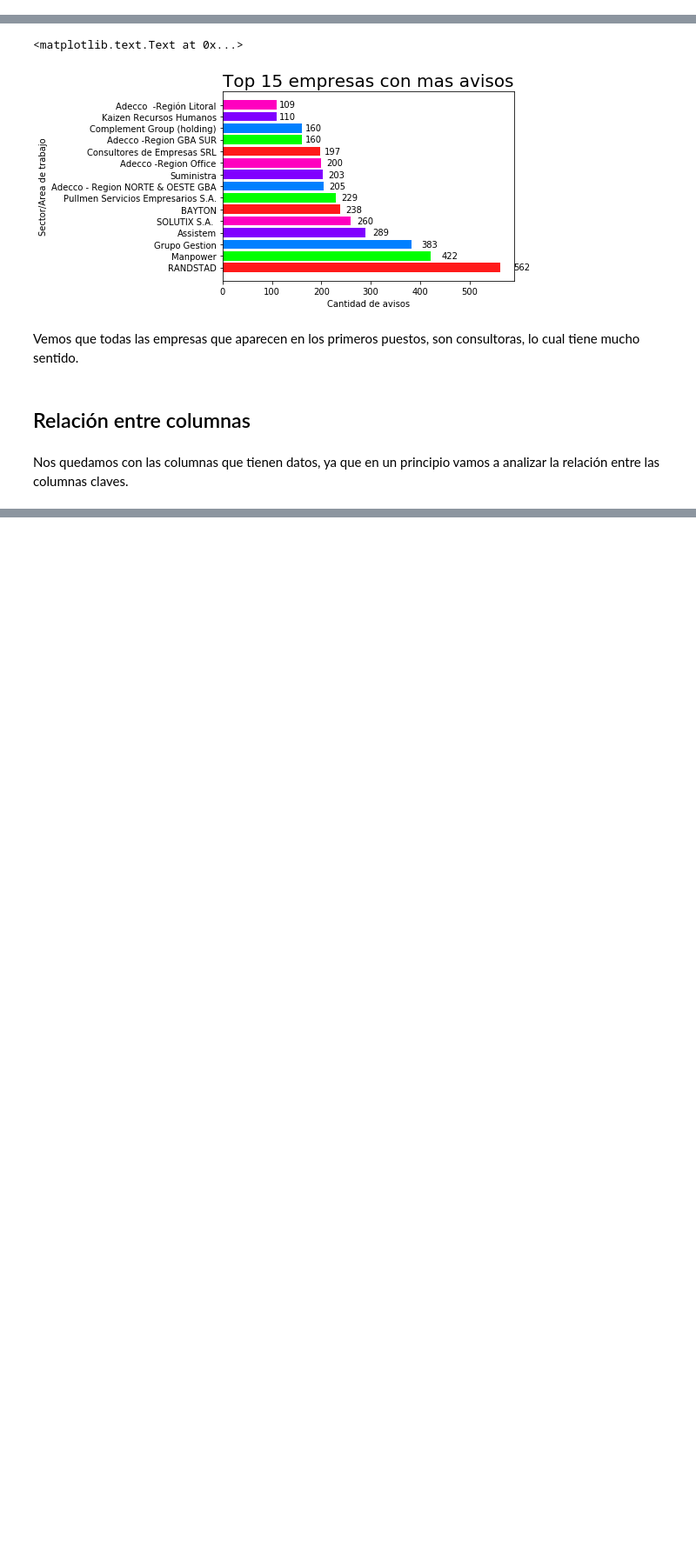
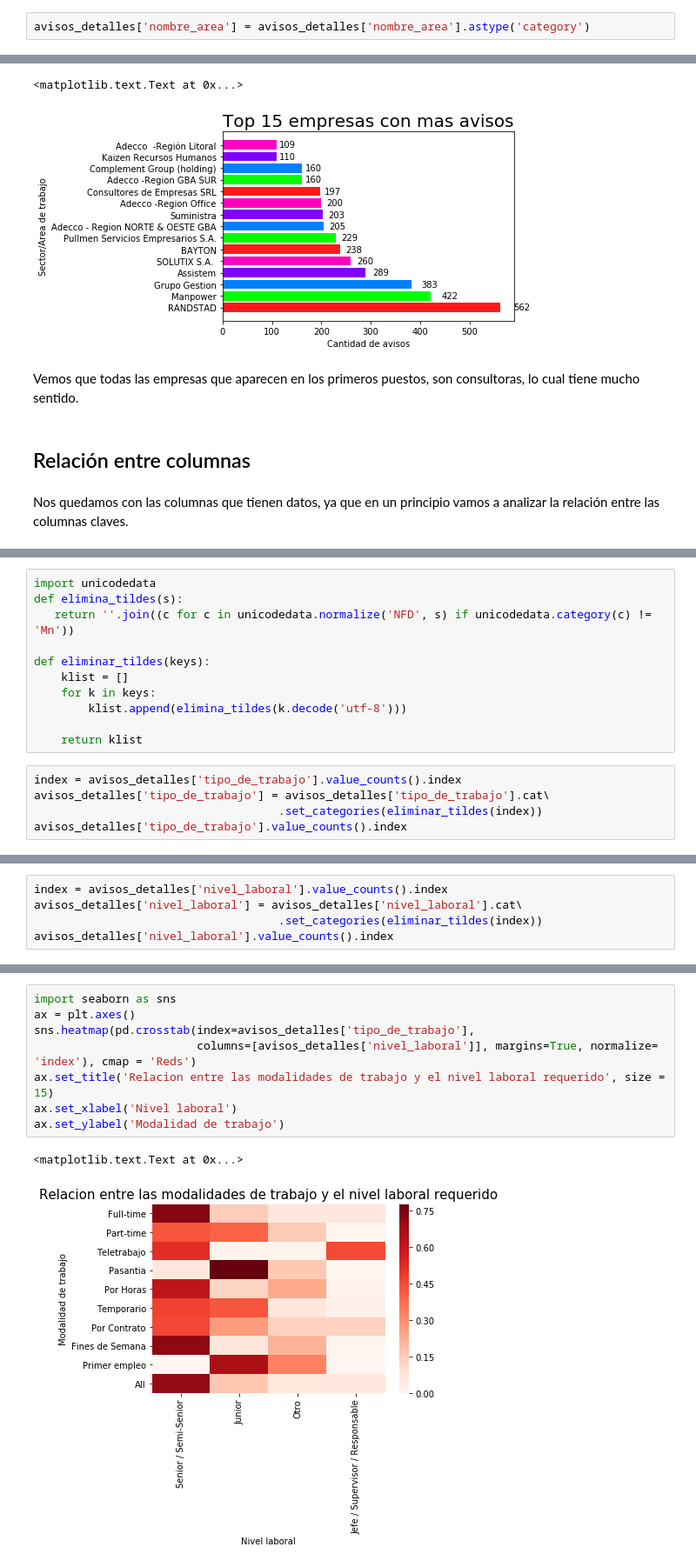
Before and after one commit to LuuPesado/TPsDatos_1C2018, a Jupyter notebook: Avisos_detalles.ipynb, the cells around one changed output, grey strips where cells are left out. Shown at 87% size. Cells and saved outputs as stored; diff of their text form; blank space fills up the shorter version.

Commit message:
relacion entre  columnas avisos_detalle

```diff
--- a/Avisos_detalles.ipynb
+++ b/Avisos_detalles.ipynb
@@ -287,6 +287,8 @@ unique       173
 top       Ventas
 freq        1656
 Name: nombre_area, dtype: object
+# %%
+avisos_detalles['nombre_area'] = avisos_detalles['nombre_area'].astype('category')
 # %%
 avisos_detalles['nombre_area'].value_counts()
 # %% [output]
@@ -392,0 +399,16 @@ Nos quedamos con las columnas que tienen datos, ya que en un principio vamos a a
+# %%
+import unicodedata
+def elimina_tildes(s):
+   return ''.join((c for c in unicodedata.normalize('NFD', s) if unicodedata.category(c) != 'Mn'))
+
+def eliminar_tildes(keys):
+    klist = []
+    for k in keys:
+        klist.append(elimina_tildes(k.decode('utf-8')))
+
+    return klist
+# %%
+index = avisos_detalles['tipo_de_trabajo'].value_counts().index
+avisos_detalles['tipo_de_trabajo'] = avisos_detalles['tipo_de_trabajo'].cat\
+                                    .set_categories(eliminar_tildes(index))
+avisos_detalles['tipo_de_trabajo'].value_counts().index
@@ -392,0 +420,5 @@ Nos quedamos con las columnas que tienen datos, ya que en un principio vamos a a
+# %%
+index = avisos_detalles['nivel_laboral'].value_counts().index
+avisos_detalles['nivel_laboral'] = avisos_detalles['nivel_laboral'].cat\
+                                    .set_categories(eliminar_tildes(index))
+avisos_detalles['nivel_laboral'].value_counts().index
@@ -392,0 +446,11 @@ Nos quedamos con las columnas que tienen datos, ya que en un principio vamos a a
+# %%
+import seaborn as sns
+ax = plt.axes()
+sns.heatmap(pd.crosstab(index=avisos_detalles['tipo_de_trabajo'],
+                        columns=[avisos_detalles['nivel_laboral']], margins=True, normalize= 'index'), cmap = 'Reds')
+ax.set_title('Relacion entre las modalidades de trabajo y el nivel laboral requerido', size = 15)
+ax.set_xlabel('Nivel laboral')
+ax.set_ylabel('Modalidad de trabajo')
+# %% [output]
+<matplotlib.text.Text at 0x...>
+[figure, added]
```
Also changed, not shown: parts of 11 cells of this notebook.
